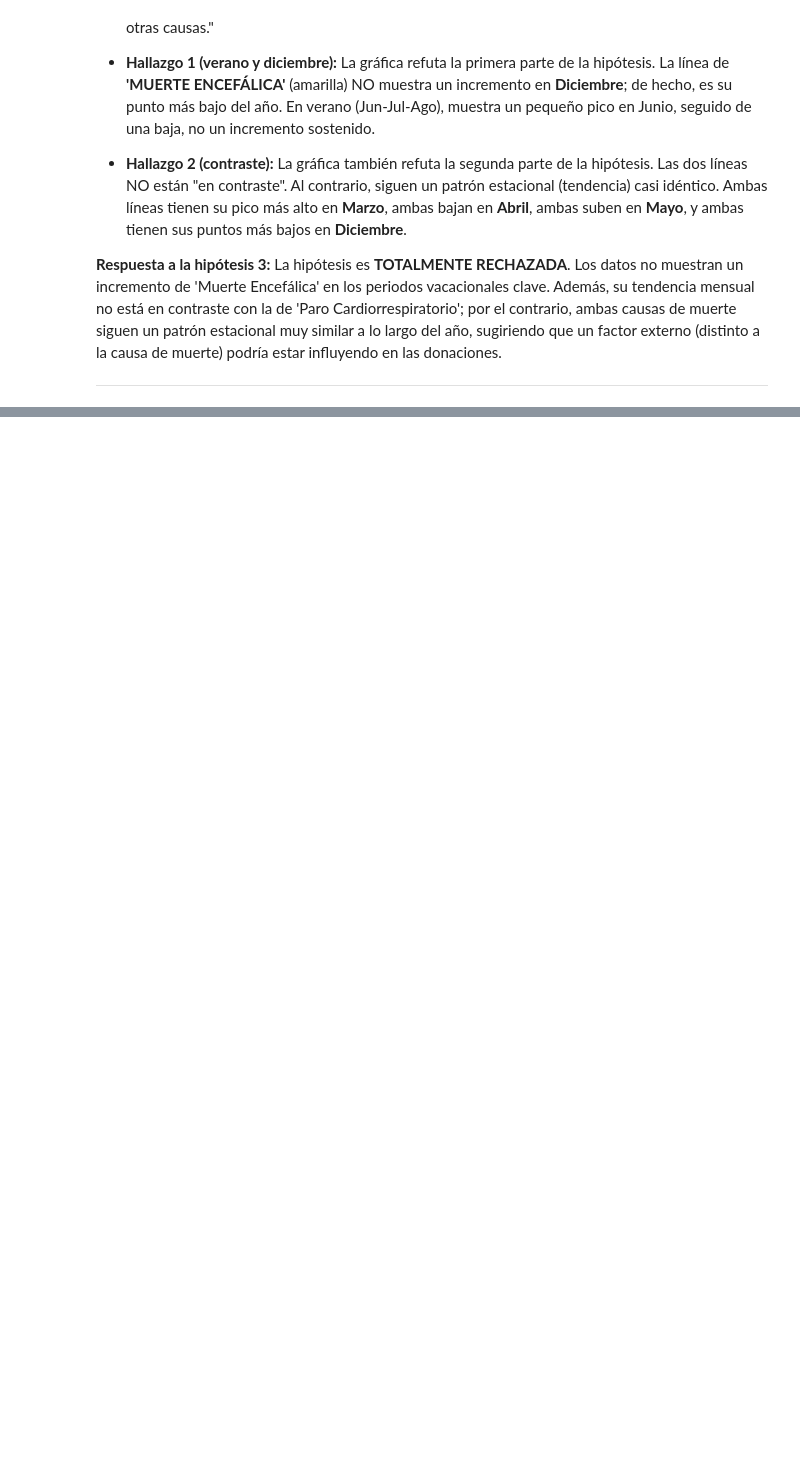
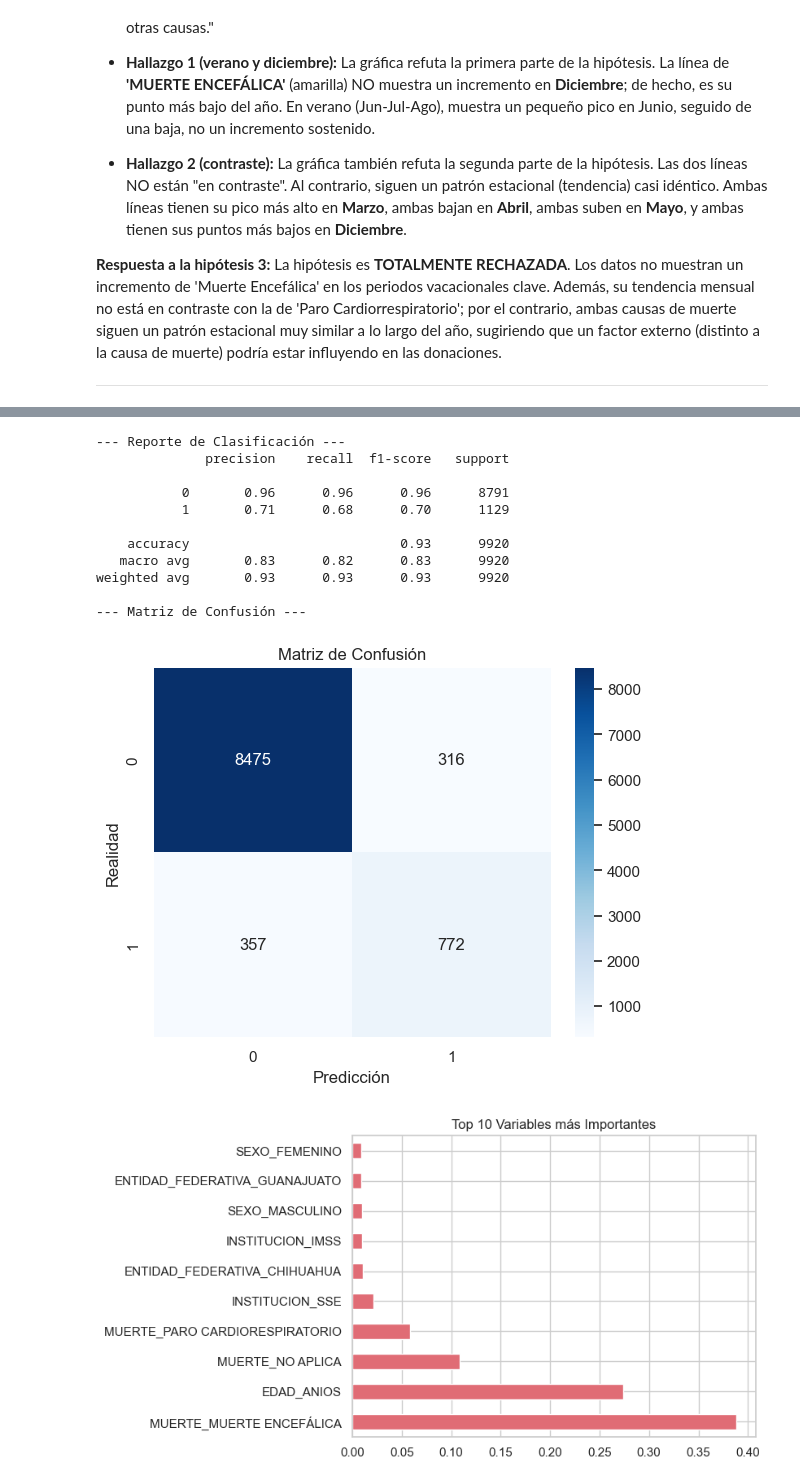
Before and after one commit to Arzao/Proyecto_Donacion_Organos, a Jupyter notebook: 02_Analisis_Visual.ipynb, the cells around one changed output, grey strips where cells are left out. Drawn from its saved outputs; the diff is of its cells as text; code cells hidden in the pictures; blank space fills up the shorter version.

```diff
--- a/02_Analisis_Visual.ipynb
+++ b/02_Analisis_Visual.ipynb
@@ -1243,0 +1255,53 @@ plt.show()
+# %%
+# Importar las bibliotecas de Machine Learning (Scikit-Learn).
+from sklearn.model_selection import train_test_split
+from sklearn.ensemble import RandomForestClassifier
+from sklearn.metrics import classification_report, confusion_matrix
+
+# Seleccionar variables necesarias, permitiendo dejar a un lado las variables que no sirven.
+columnas_a_usar = ['EDAD_ANIOS', 'SEXO', 'INSTITUCION', 'ENTIDAD_FEDERATIVA', 'MUERTE']
+x = df[columnas_a_usar] # Matriz de caracteríscas.
+y = df['ES_MULTIORGANO'] # Vector objetivo.
+
+# Debido a que el lenguaje de maquina es apartir de números, se conveirte el texto en números.
+x = pd.get_dummies(x, drop_first=True)
+
+# Dividir datos, lo cual, permite estudiar los datos.
+x_ain, x_test, y_train, y_test = train_test_split(x, y, test_size=0.2, random_state=42)
+
+# Se forma el entrenamiento del Modelo (Su aprendizaje).
+model = RandomForestClassifier(n_estimators=100, random_state=42)
+model.fit(x_ain, y_train)
+
+# Se evalúan los datos.
+y_pred = model.predict(x_test)
+
+print("--- Reporte de Clasificación ---")
+print(classification_report(y_test, y_pred))
+
+print("--- Matriz de Confusión ---")
+cm = confusion_matrix(y_test, y_pred)
+sns.heatmap(cm, annot=True, fmt='d', cmap='Blues')
+plt.title('Matriz de Confusión')
+plt.xlabel('Predicción')
+plt.ylabel('Realidad')
+plt.show()
+
+# Remarcamos las variables más importantes del modelo.
+importancia = pd.Series(model.feature_importances_, index=x.columns)
+importancia.nlargest(10).plot(kind='barh', title='Top 10 Variables más Importantes')
+plt.show()
+# %% [output]
+--- Reporte de Clasificación ---
+              precision    recall  f1-score   support
+
+           0       0.96      0.96      0.96      8791
+           1       0.71      0.68      0.70      1129
+
+    accuracy                           0.93      9920
+   macro avg       0.83      0.82      0.83      9920
+weighted avg       0.93      0.93      0.93      9920
+
+--- Matriz de Confusión ---
+[figure, added]
+[figure, added]
```
Also changed, not shown: parts of 6 cells of this notebook, 3 other files.
